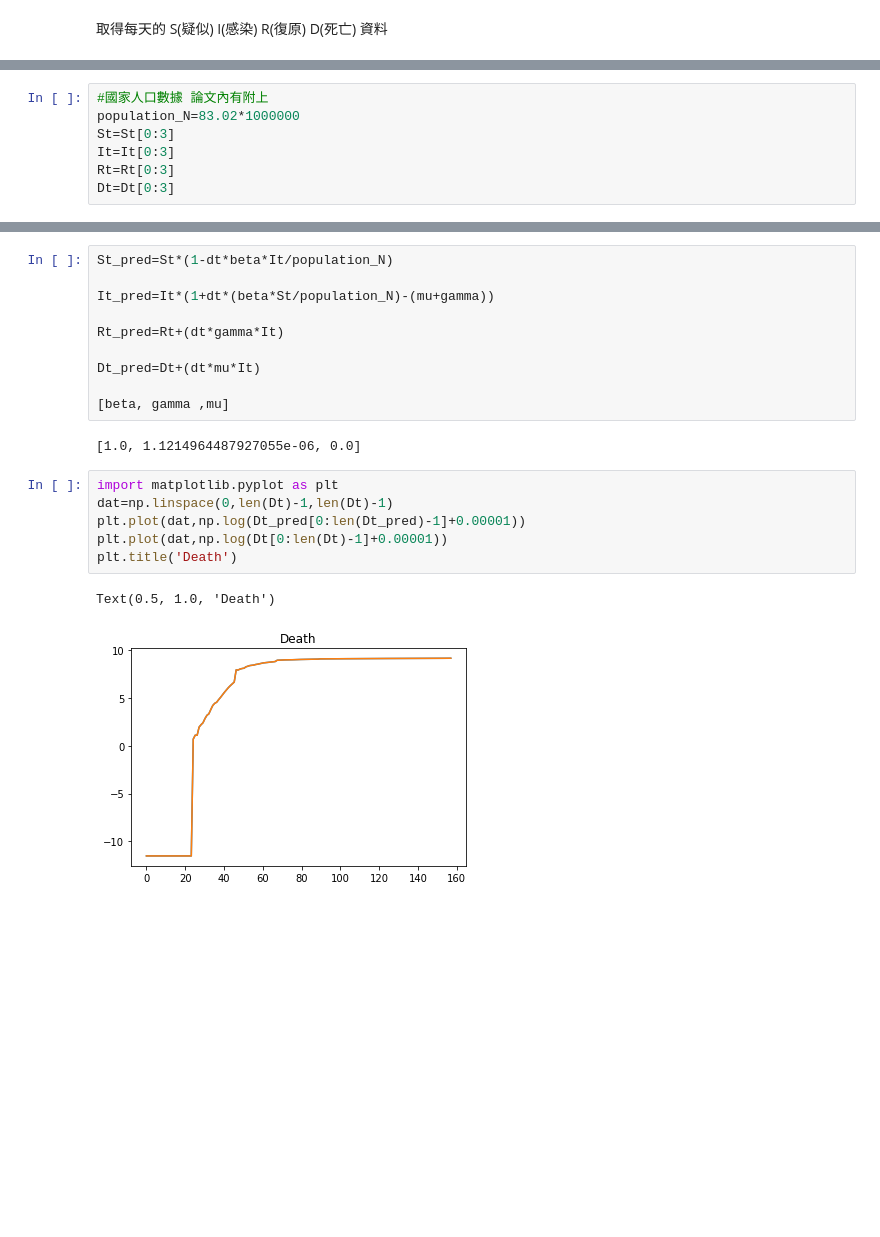
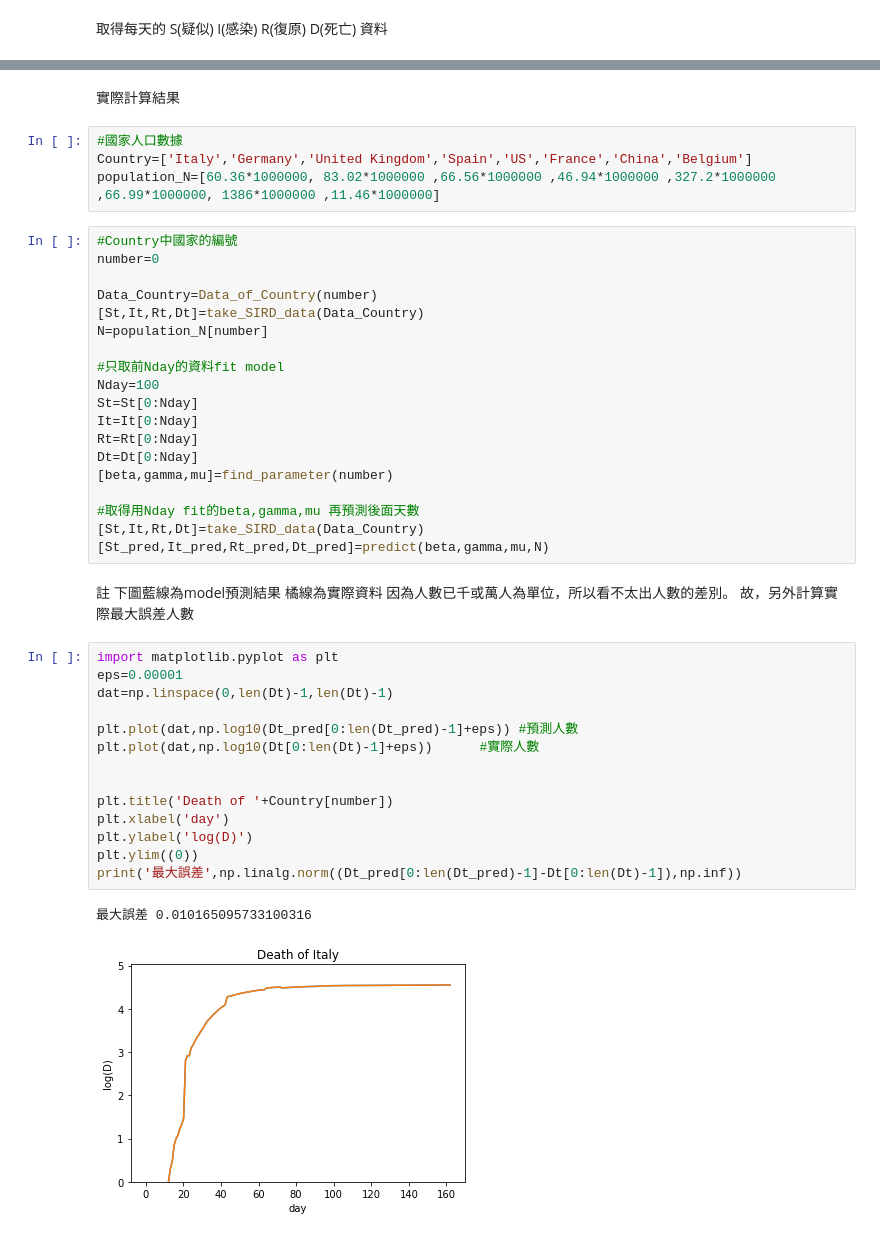
Before and after one commit to WeiSyuan-Lin/SIRD_model, a Jupyter notebook: SIRD.ipynb, the cells around one changed output, grey strips where cells are left out. Cells and saved outputs as stored; diff of their text form; blank space fills up the shorter version.

```diff
--- a/SIRD.ipynb
+++ b/SIRD.ipynb
@@ -117,7 +119,0 @@ def take_SIRD_data(Data):
-# %%
-#國家人口數據 論文內有附上
-population_N=83.02*1000000
-St=St[0:3]
-It=It[0:3]
-Rt=Rt[0:3]
-Dt=Dt[0:3]
@@ -191,23 +172,47 @@ Dt_pred=Dt+(dt*mu*It)
-# %%
-St_pred=St*(1-dt*beta*It/population_N)
-
-It_pred=It*(1+dt*(beta*St/population_N)-(mu+gamma))
-
-Rt_pred=Rt+(dt*gamma*It)
-
-Dt_pred=Dt+(dt*mu*It)
-
-[beta, gamma ,mu]
-# %% [output]
-[1.0, 1.1214964487927055e-06, 0.0]
+# %% [markdown]
+實際計算結果
+# %%
+#國家人口數據
+Country=['Italy','Germany','United Kingdom','Spain','US','France','China','Belgium']
+population_N=[60.36*1000000, 83.02*1000000 ,66.56*1000000 ,46.94*1000000 ,327.2*1000000 ,66.99*1000000, 1386*1000000 ,11.46*1000000]
+# %%
+#Country中國家的編號
+number=0
+
+Data_Country=Data_of_Country(number)
+[St,It,Rt,Dt]=take_SIRD_data(Data_Country)
+N=population_N[number]
+
+#只取前Nday的資料fit model
+Nday=100
+St=St[0:Nday]
+It=It[0:Nday]
+Rt=Rt[0:Nday]
+Dt=Dt[0:Nday]
+[beta,gamma,mu]=find_parameter(number)
+
+#取得用Nday fit的beta,gamma,mu 再預測後面天數
+[St,It,Rt,Dt]=take_SIRD_data(Data_Country)
+[St_pred,It_pred,Rt_pred,Dt_pred]=predict(beta,gamma,mu,N)
+# %% [markdown]
+註 下圖藍線為model預測結果 橘線為實際資料 因為人數已千或萬人為單位，所以看不太出人數的差別。
+故，另外計算實際最大誤差人數
 # %%
 import matplotlib.pyplot as plt
+eps=0.00001
 dat=np.linspace(0,len(Dt)-1,len(Dt)-1)
-plt.plot(dat,np.log(Dt_pred[0:len(Dt_pred)-1]+0.00001))
-plt.plot(dat,np.log(Dt[0:len(Dt)-1]+0.00001))
-plt.title('Death')
+
+plt.plot(dat,np.log10(Dt_pred[0:len(Dt_pred)-1]+eps)) #預測人數
+plt.plot(dat,np.log10(Dt[0:len(Dt)-1]+eps))      #實際人數
+
+
+plt.title('Death of '+Country[number])
+plt.xlabel('day')
+plt.ylabel('log(D)')
+plt.ylim((0))
+print('最大誤差',np.linalg.norm((Dt_pred[0:len(Dt_pred)-1]-Dt[0:len(Dt)-1]),np.inf))
 # %% [output]
-Text(0.5, 1.0, 'Death')
+最大誤差 0.010165095733100316
-[figure, old version]
+[figure, new version]
 # %%
 dat=np.linspace(0,len(It_pred)-1,len(It_pred)-1)
```
Also changed, not shown: parts of 16 cells of this notebook.
